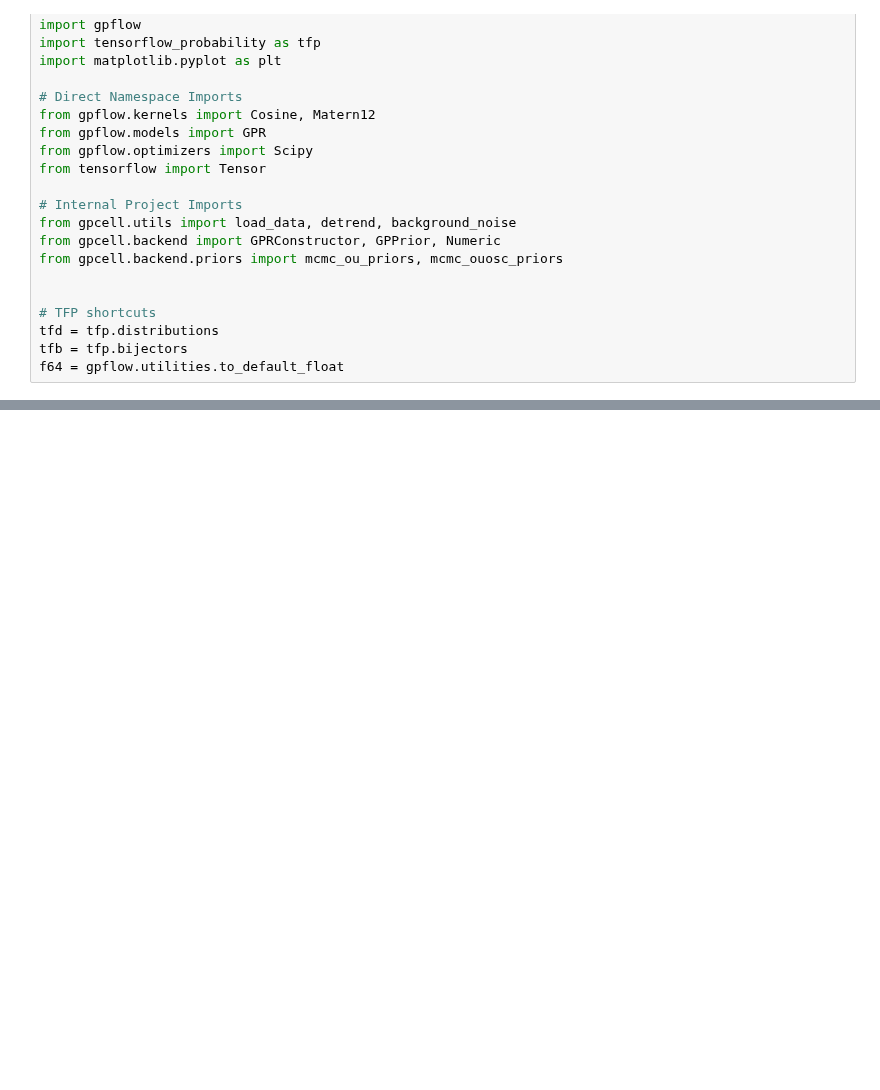
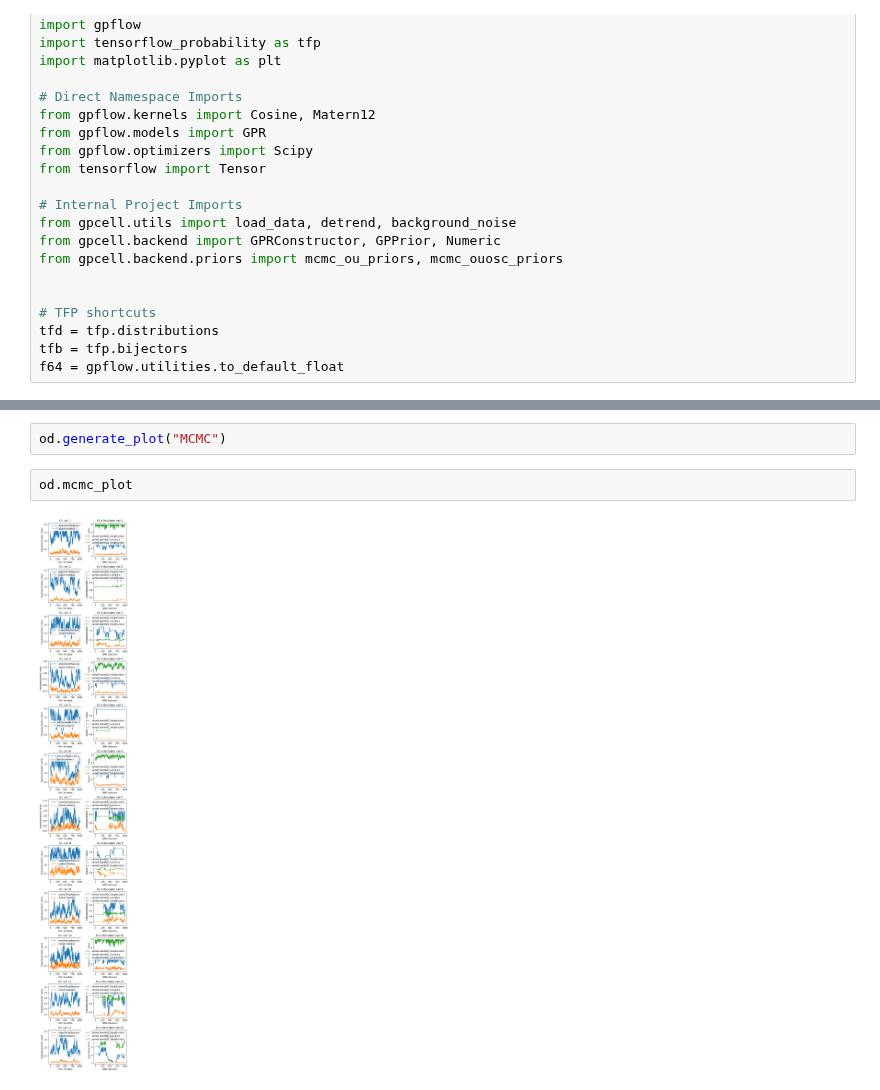
Before and after one commit to TristanSones-Dykes/GPCell, a Jupyter notebook: scripts/MCMC.ipynb, the cells around one changed output, grey strips where cells are left out. Cells and saved outputs as stored; diff of their text form; blank space fills up the shorter version.

Commit message:
MCMC plot

```diff
--- a/scripts/MCMC.ipynb
+++ b/scripts/MCMC.ipynb
@@ -96,3 +78,9 @@ WARNING:tensorflow:6 out of the last 6 calls to <function GaussianProcess._run_m
+# %%
+od.generate_plot("MCMC")
+# %%
+od.mcmc_plot
+# %% [output]
+[figure, added]
 # %%
 # -------------------------------------------------#
 # --- Load data, preprocess, and define priors --- #
```
Also changed, not shown: parts of 3 cells of this notebook, 3 other files.
